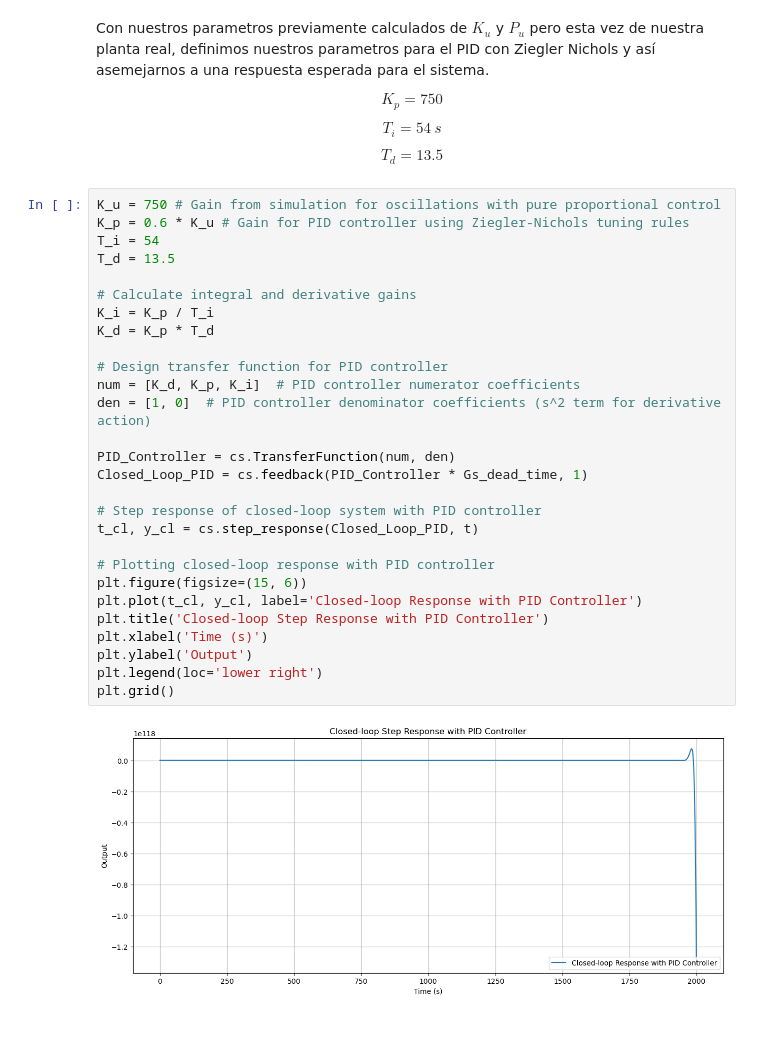
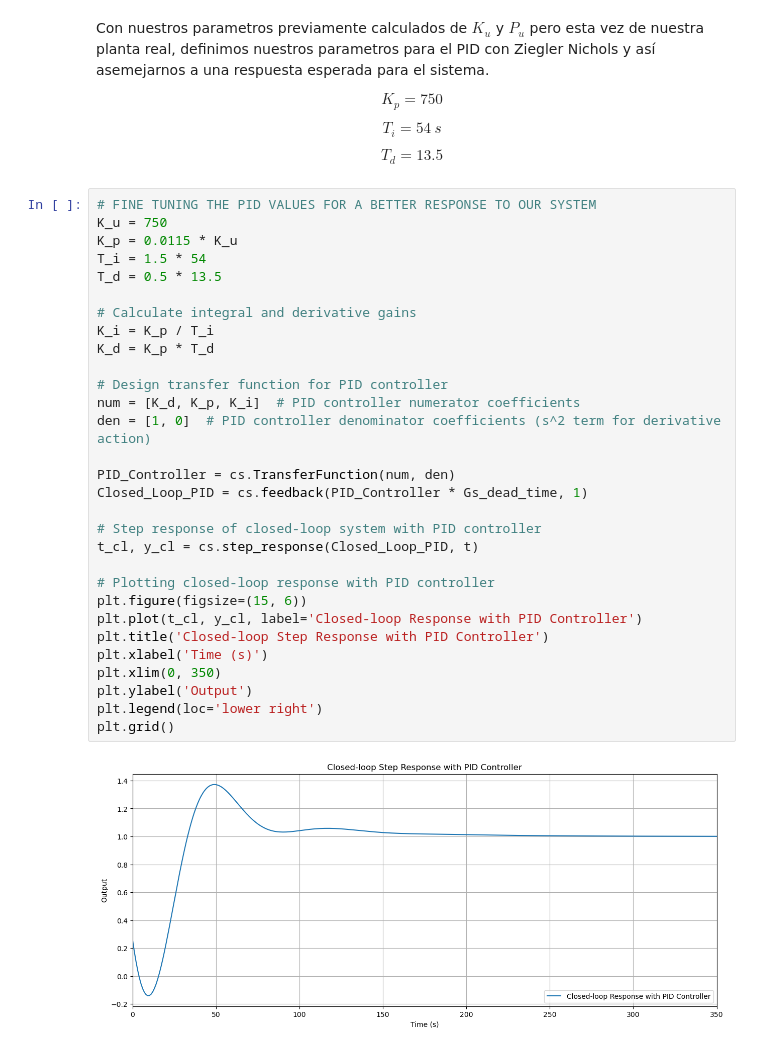
Before and after one commit to navalgoose4/SCL-2026I, a Jupyter notebook: LAB_4/lab_4.ipynb, the cells around one changed output. Drawn from its saved outputs; the diff is of its cells as text.

```diff
--- a/LAB_4/lab_4.ipynb
+++ b/LAB_4/lab_4.ipynb
@@ -204,32 +205,34 @@ $$T_i = 54 \ s$$
 
 $$T_d = 13.5$$
 # %%
-K_u = 750 # Gain from simulation for oscillations with pure proportional control
-K_p = 0.6 * K_u # Gain for PID controller using Ziegler-Nichols tuning rules
-T_i = 54
-T_d = 13.5
+# FINE TUNING THE PID VALUES FOR A BETTER RESPONSE TO OUR SYSTEM
+K_u = 750
+K_p = 0.0115 * K_u
+T_i = 1.5 * 54
+T_d = 0.5 * 13.5
 
 # Calculate integral and derivative gains
 K_i = K_p / T_i
 K_d = K_p * T_d
 
 # Design transfer function for PID controller
 num = [K_d, K_p, K_i]  # PID controller numerator coefficients
 den = [1, 0]  # PID controller denominator coefficients (s^2 term for derivative action)
 
 PID_Controller = cs.TransferFunction(num, den)
 Closed_Loop_PID = cs.feedback(PID_Controller * Gs_dead_time, 1)
 
 # Step response of closed-loop system with PID controller
 t_cl, y_cl = cs.step_response(Closed_Loop_PID, t)
 
 # Plotting closed-loop response with PID controller
 plt.figure(figsize=(15, 6))
 plt.plot(t_cl, y_cl, label='Closed-loop Response with PID Controller')
 plt.title('Closed-loop Step Response with PID Controller')
 plt.xlabel('Time (s)')
+plt.xlim(0, 350)
 plt.ylabel('Output')
 plt.legend(loc='lower right')
 plt.grid()
 # %% [output]
-[figure, old version]
+[figure, new version]
```
Also changed, not shown: parts of 7 cells of this notebook.
